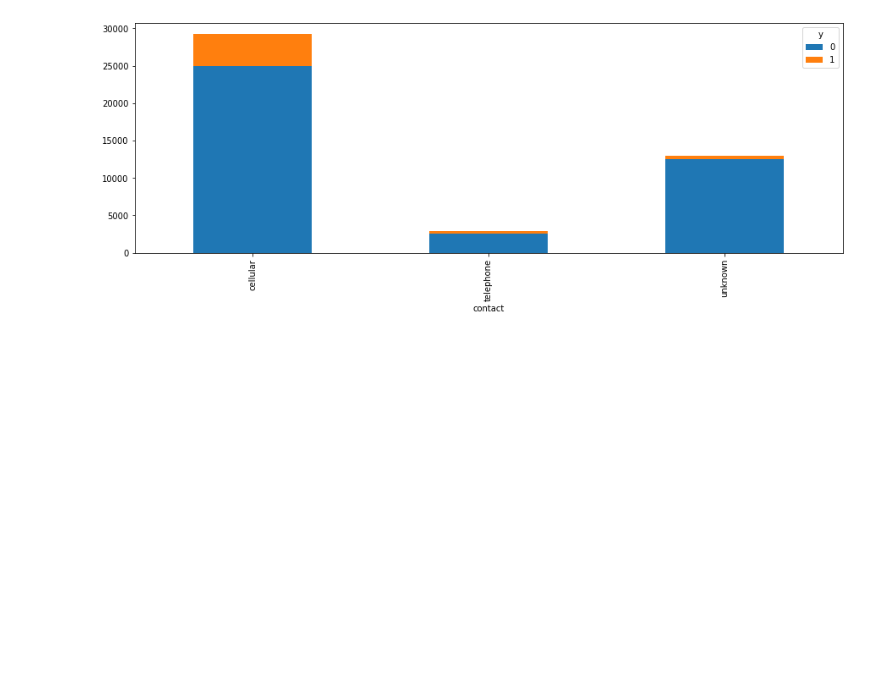
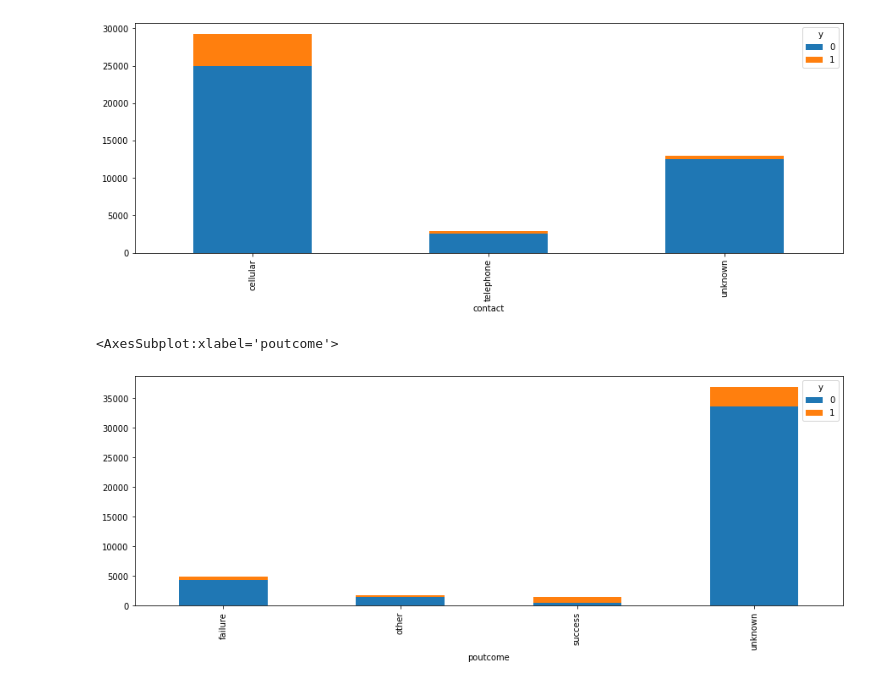
Before and after one commit to vaibhavtaneja1/BanksMarketingTargets, a Jupyter notebook: DataExploration&Analysis.ipynb, the cells around one changed output. Saved outputs shown, nothing was run; the diff lists cells and outputs as text; code cells hidden in the pictures; blank space fills up the shorter version.

```diff
--- a/DataExploration&Analysis.ipynb
+++ b/DataExploration&Analysis.ipynb
@@ -297,3 +336,18 @@ contact_y_df.pivot_table(
 5    unknown  1    530
 <AxesSubplot:xlabel='contact'>
 [figure]
+# %%
+poutcome_y_df = df.groupby(
+    ['poutcome','y']
+    ).agg(
+        'count'
+        ).reset_index().iloc[:,:3].rename(
+            columns={'age':'count'}
+            )
+#print(poutcome_y_df)
+poutcome_y_df.pivot_table(
+    index='poutcome', columns='y', values='count'
+    ).plot.bar(stacked=True, figsize = (15,5))
+# %% [output]
+<AxesSubplot:xlabel='poutcome'>
+[figure, added]
```
Also changed, not shown: parts of 7 cells of this notebook, 1 other file.
